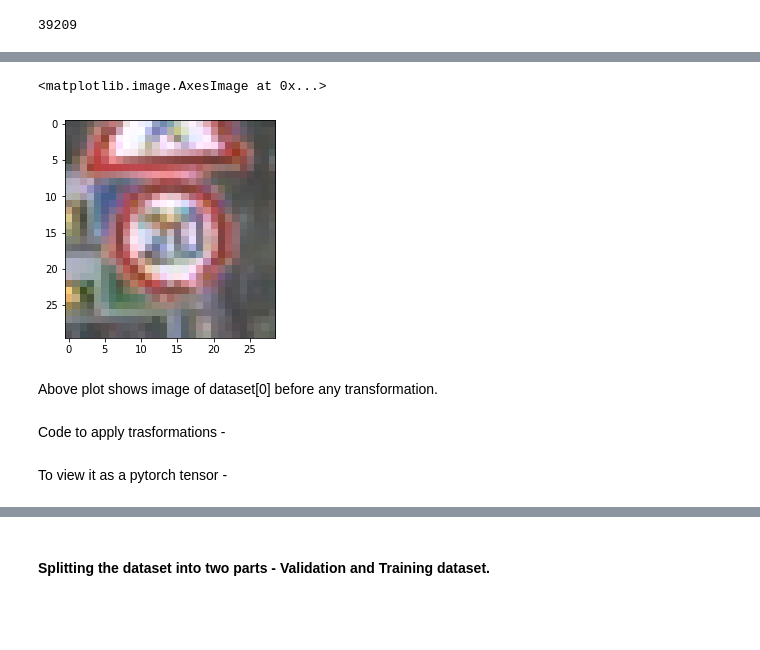
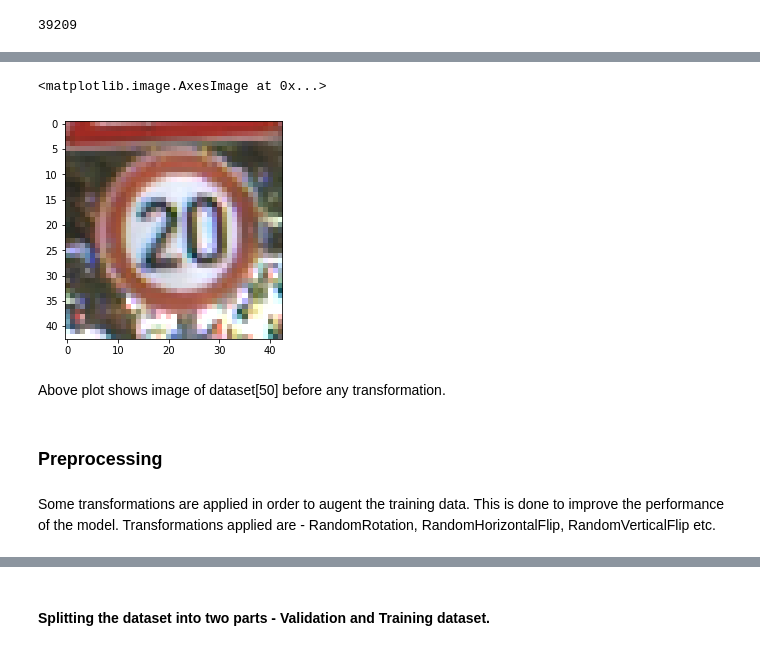
Before and after one commit to kajalkattige30/DLProject, a Jupyter notebook: TrafficSignRecognitionProject.ipynb, the cells around one changed output, grey strips where cells are left out. Saved outputs shown, nothing was run; the diff lists cells and outputs as text; code cells hidden in the pictures; blank space fills up the shorter version.

```diff
--- a/TrafficSignRecognitionProject.ipynb
+++ b/TrafficSignRecognitionProject.ipynb
@@ -63,15 +95,15 @@ Dataset contains 39209 images of traffic signs.
 import matplotlib.pyplot as plt
 %matplotlib inline
 # %%
-img, label = dataset[0]
-plt.imshow(img)
+image, label = dataset[50]
+plt.imshow(image)
 # %% [output]
 <matplotlib.image.AxesImage at 0x...>
-[figure, old version]
+[figure, new version]
 # %% [markdown]
-Above plot shows image of dataset[0] before any transformation.
+Above plot shows image of dataset[50] before any transformation.
-# %% [markdown]
-Code to apply trasformations -
-# %% [markdown]
-To view it as a pytorch tensor -
+# %% [markdown]
+### Preprocessing
+# %% [markdown]
+Some transformations are applied in order to augent the training data. This is done to improve the performance of the model. Transformations applied are - RandomRotation, RandomHorizontalFlip, RandomVerticalFlip etc.
 # %% [markdown]
```
Also changed, not shown: parts of 58 cells of this notebook.
